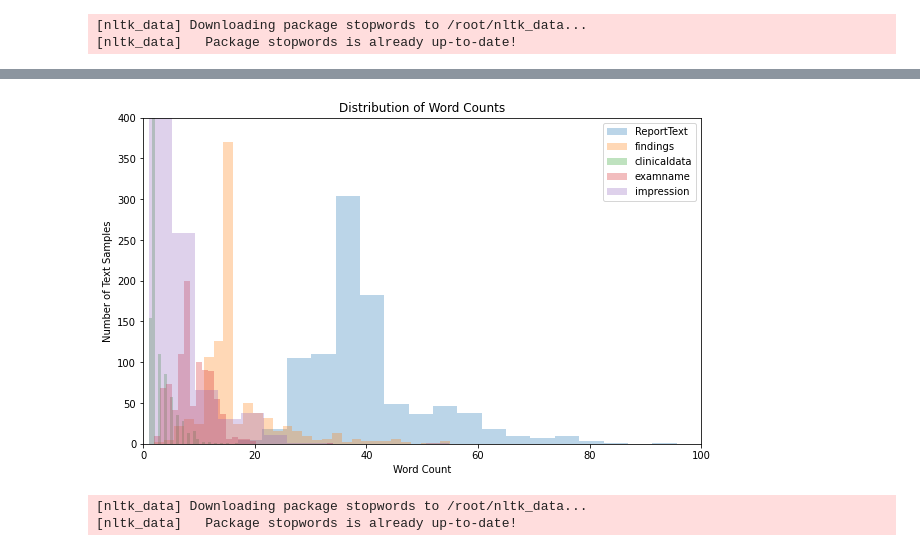
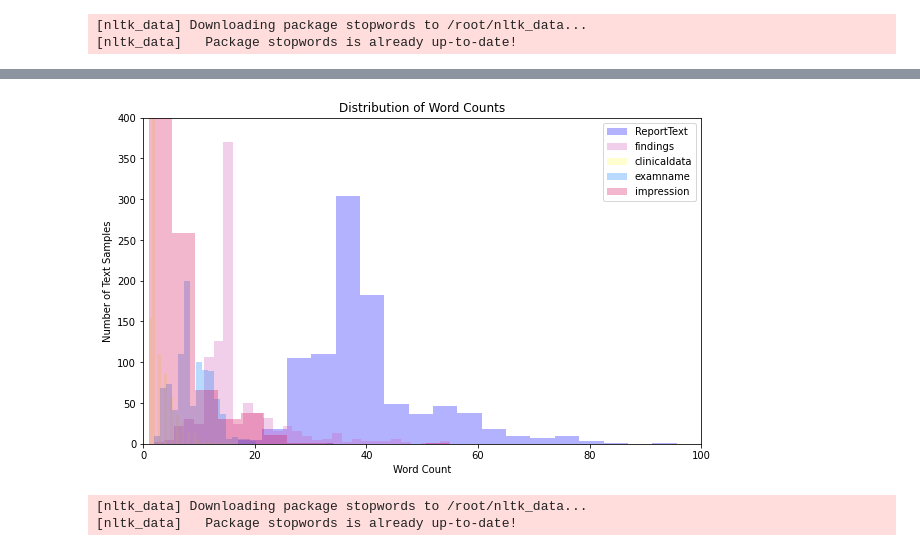
Before and after one commit to isabelklint/final_oa, a Jupyter notebook: final_oa.ipynb, the cells around one changed output, grey strips where cells are left out. Saved outputs shown, nothing was run; the diff lists cells and outputs as text; code cells hidden in the pictures.

```diff
--- a/final_oa.ipynb
+++ b/final_oa.ipynb
@@ -149,7 +190,7 @@ for i, col in enumerate(text_columns):
 
     row = i // 2
     col = i % 2
-    sns.barplot(ax=axes[row][col], x='n-gram', y='frequency', data=top_ngrams_df, color='pink')
+    sns.barplot(ax=axes[row][col], x='n-gram', y='frequency', data=top_ngrams_df, color='#D41159')
     # axes[row][col].set_title(f'Top 20 trigrams in {col}')
     axes[row][col].set_title(f'Top 20 trigrams in {text_columns[i]}')
     axes[row][col].set_xlabel('Trigram')
@@ -163,33 +203,0 @@ plt.show()
-# %%
-# text stats:  distribution of word lengths
-text_columns = ['ReportText', 'findings', 'clinicaldata', 'examname', 'impression']
-# nmber of columns in the grid
-num_cols = 2
-# number of rows in the grid
-num_rows = math.ceil(len(text_columns) / num_cols)
-fig, axes = plt.subplots(num_rows, num_cols, figsize=(12, 8))
-
-for i, col in enumerate(text_columns):
-    data = " ".join(review for review in df[col])
-    word_lengths = [len(word) for word in data.split()]
-    # row index in the grid
-    row_idx = i // num_cols
-    # column index in the grid
-    col_idx = i % num_cols
-    # subplot axes
-    ax = axes[row_idx][col_idx] if num_rows > 1 else axes[col_idx]
-    sns.histplot(word_lengths, kde=True, color='pink', edgecolor='none', ax=ax)
-    ax.set_title(f'Distribution of Word Lengths in {col}')
-    ax.set_xlabel('Word Length')
-    ax.set_ylabel('Frequency')
-
-# remove unused subplots
-if num_rows * num_cols > len(text_columns):
-    for i in range(len(text_columns), num_rows * num_cols):
-        row_idx = i // num_cols
-        col_idx = i % num_cols
-        fig.delaxes(axes[row_idx][col_idx])
-
-# sdjust the spacing between subplots
-plt.tight_layout()
-plt.show()
@@ -198,24 +204,30 @@ plt.show()
 # %%
 # visualise word count of each field
 text_columns = ['ReportText', 'findings', 'clinicaldata', 'examname', 'impression']
+
+# Define colors for each label
+colours = {'findings': '#D35FB7', 'clinicaldata': '#FEFE62', 'examname': '#1A85FF', 'impression': '#D41159'}
 
 plt.figure(figsize=(10, 6))
 
 for col in text_columns:
     word_counts = df[col].apply(lambda x: len(x.split()))
     count_freq = Counter(word_counts)
 
-    plt.hist(word_counts, alpha=0.3, label=col, bins=30)
+    # Set the color of the bars for this label
+    color = colours.get(col, 'blue')
+
+    plt.hist(word_counts, alpha=0.4, label=col, bins=30, color=color)
 
 plt.title('Distribution of Word Counts')
 plt.xlabel('Word Count')
 plt.ylabel('Number of Text Samples')
 plt.xlim([0, 100])
 plt.ylim([0, 400])
 plt.legend()
 plt.show()
 # %% [output]
-[figure, old version]
+[figure, new version]
 # %%
 # # get spacy english language model and nltk libraries for text pre-processing
 # spacy.load('en_core_web_sm')
```
Also changed, not shown: parts of 26 cells of this notebook.
